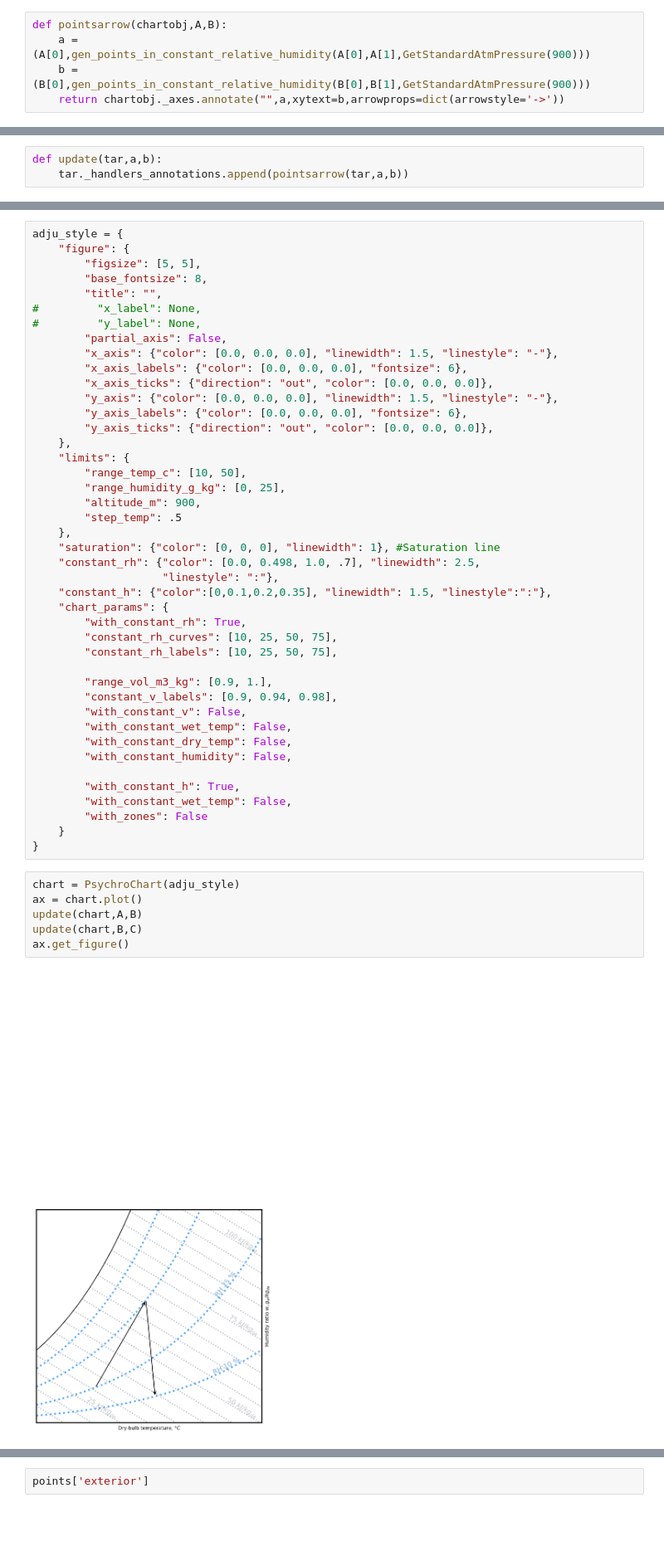
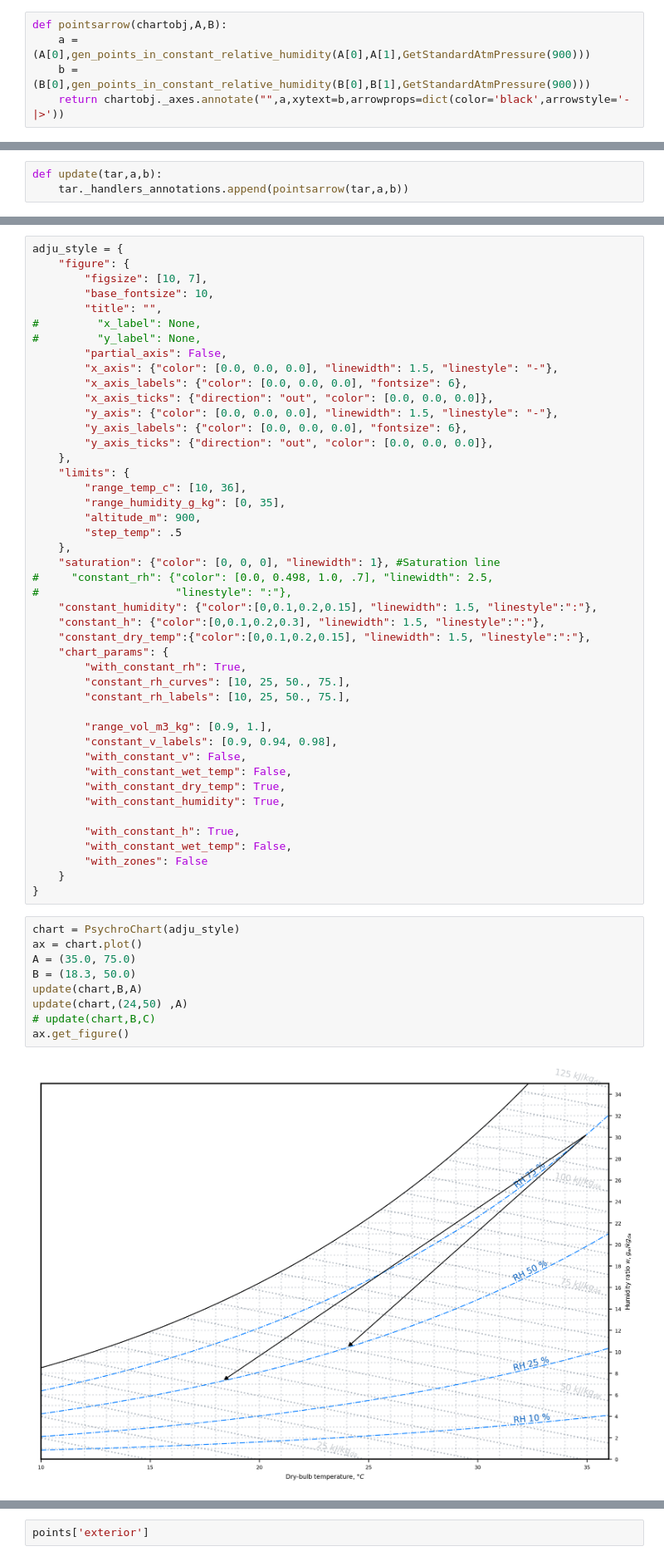
Before and after one commit to clementinec/psychroM, a Jupyter notebook: psychoM/testpsychroC.ipynb, the cells around one changed output, grey strips where cells are left out. Shown at 83% size. Cells and saved outputs as stored; diff of their text form; blank space fills up the shorter version.

Commit message:
scenarios and arrow

```diff
--- a/psychoM/testpsychroC.ipynb
+++ b/psychoM/testpsychroC.ipynb
@@ -174,7 +174,7 @@ chart_custom_2.plot_points_dbt_rh(points, connectors)
 def pointsarrow(chartobj,A,B):
     a = (A[0],gen_points_in_constant_relative_humidity(A[0],A[1],GetStandardAtmPressure(900)))
     b = (B[0],gen_points_in_constant_relative_humidity(B[0],B[1],GetStandardAtmPressure(900)))
-    return chartobj._axes.annotate("",a,xytext=b,arrowprops=dict(arrowstyle='->'))
+    return chartobj._axes.annotate("",a,xytext=b,arrowprops=dict(color='black',arrowstyle='-|>'))
 # %%
 A = (31.06, 10)
 B = (29.42, 50)
@@ -191,8 +191,8 @@ ax.get_figure()
 # %%
 adju_style = {
     "figure": {
-        "figsize": [5, 5],
-        "base_fontsize": 8,
+        "figsize": [10, 7],
+        "base_fontsize": 10,
         "title": "",
 #         "x_label": None,
 #         "y_label": None,
@@ -205,26 +205,28 @@ adju_style = {
         "y_axis_ticks": {"direction": "out", "color": [0.0, 0.0, 0.0]},
     },
     "limits": {
-        "range_temp_c": [10, 50],
-        "range_humidity_g_kg": [0, 25],
+        "range_temp_c": [10, 36],
+        "range_humidity_g_kg": [0, 35],
         "altitude_m": 900,
         "step_temp": .5
     },
     "saturation": {"color": [0, 0, 0], "linewidth": 1}, #Saturation line
-    "constant_rh": {"color": [0.0, 0.498, 1.0, .7], "linewidth": 2.5,
-                    "linestyle": ":"},
-    "constant_h": {"color":[0,0.1,0.2,0.35], "linewidth": 1.5, "linestyle":":"},
+#     "constant_rh": {"color": [0.0, 0.498, 1.0, .7], "linewidth": 2.5,
+#                     "linestyle": ":"},
+    "constant_humidity": {"color":[0,0.1,0.2,0.15], "linewidth": 1.5, "linestyle":":"},
+    "constant_h": {"color":[0,0.1,0.2,0.3], "linewidth": 1.5, "linestyle":":"},
+    "constant_dry_temp":{"color":[0,0.1,0.2,0.15], "linewidth": 1.5, "linestyle":":"},
     "chart_params": {
         "with_constant_rh": True,
-        "constant_rh_curves": [10, 25, 50, 75],
-        "constant_rh_labels": [10, 25, 50, 75],
+        "constant_rh_curves": [10, 25, 50., 75.],
+        "constant_rh_labels": [10, 25, 50., 75.],
 
         "range_vol_m3_kg": [0.9, 1.],
         "constant_v_labels": [0.9, 0.94, 0.98],
         "with_constant_v": False,
         "with_constant_wet_temp": False,
-        "with_constant_dry_temp": False,
-        "with_constant_humidity": False,
+        "with_constant_dry_temp": True,
+        "with_constant_humidity": True,
 
         "with_constant_h": True,
         "with_constant_wet_temp": False,
@@ -234,8 +236,11 @@ adju_style = {
 # %%
 chart = PsychroChart(adju_style)
 ax = chart.plot()
-update(chart,A,B)
-update(chart,B,C)
+A = (35.0, 75.0)
+B = (18.3, 50.0)
+update(chart,B,A)
+update(chart,(24,50) ,A)
+# update(chart,B,C)
 ax.get_figure()
 # %% [output]
-[figure, old version]
+[figure, new version]
```
Also changed, not shown: parts of 8 cells of this notebook, 4 other files.
